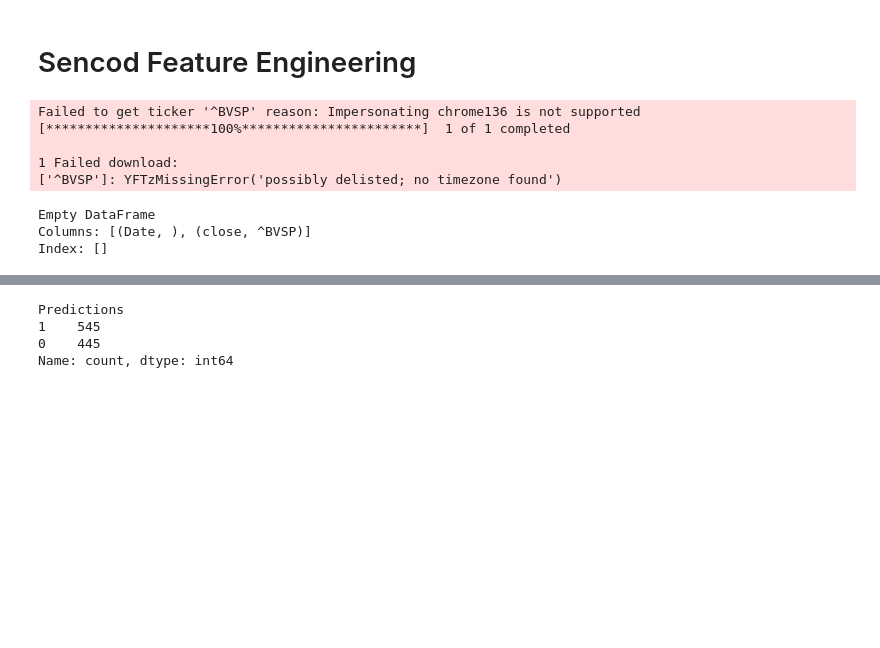
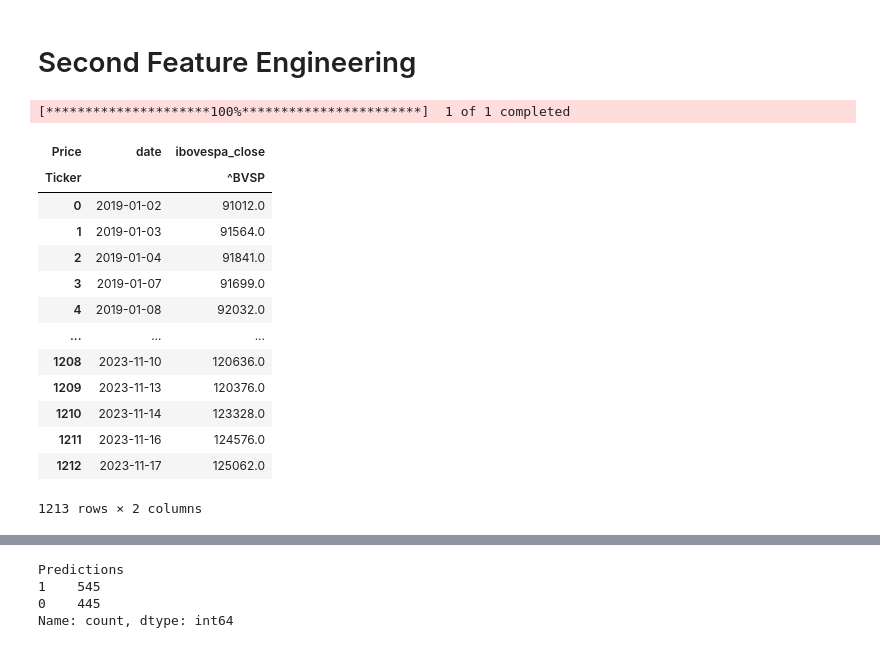
Before and after one commit to mestresanna/lifeCycleProject, a Jupyter notebook: notebooks/SecondFeatureEngineering.ipynb, the cells around one changed output, grey strips where cells are left out. Cells and saved outputs as stored; diff of their text form; code cells hidden in the pictures; blank space fills up the shorter version.

```diff
--- a/notebooks/SecondFeatureEngineering.ipynb
+++ b/notebooks/SecondFeatureEngineering.ipynb
@@ -1,31 +1,34 @@
 # %% [markdown]
-# Sencod Feature Engineering
+# Second Feature Engineering
 # %%
-## this retrieves the everyday closing information from bovespa
+## retrieving ibovespa data
 
 import yfinance as yf
+import pandas as pd
+import os
+from pathlib import Path
 
-# IBOVESPA ticker on Yahoo Finance
 ibov = "^BVSP"
-
-# Download 2023 data
 df_ibov = yf.download(ibov, start="2019-01-01", end="2023-11-20")
-
-# Keep only date and close
-df_ibov_close = df_ibov[['Close']].reset_index()
-df_ibov_close.rename(columns={'Close': 'close'}, inplace=True)
-
-# Save locally
-df_ibov_close.to_csv("../data/ibovespa_2019-2023.csv", index=False)
-
-print(df_ibov_close.head())
+df_ibov = df_ibov[['Close']].reset_index()
+df_ibov.rename(columns={'Date': 'date', 'Close': 'ibovespa_close'}, inplace=True)
+Path("../data").mkdir(exist_ok=True)
+df_ibov.to_csv("../data/ibovespa_2019-2023.csv", index=False)
+df_ibov
 # %% [output]
-Failed to get ticker '^BVSP' reason: Impersonating chrome136 is not supported
 [*********************100%***********************]  1 of 1 completed
-
-1 Failed download:
-['^BVSP']: YFTzMissingError('possibly delisted; no timezone found')
+| Price | date | ibovespa_close |
+| Ticker |  | ^BVSP |
+| 0 | 2019-01-02 | 91012.0 |
+| 1 | 2019-01-03 | 91564.0 |
+| 2 | 2019-01-04 | 91841.0 |
+| 3 | 2019-01-07 | 91699.0 |
+| 4 | 2019-01-08 | 92032.0 |
+| ... | ... | ... |
+| 1208 | 2023-11-10 | 120636.0 |
+| 1209 | 2023-11-13 | 120376.0 |
+| 1210 | 2023-11-14 | 123328.0 |
+| 1211 | 2023-11-16 | 124576.0 |
+| 1212 | 2023-11-17 | 125062.0 |
-Empty DataFrame
-Columns: [(Date, ), (close, ^BVSP)]
-Index: []
+1213 rows × 2 columns
 # %%
```
Also changed, not shown: parts of 20 cells of this notebook.
